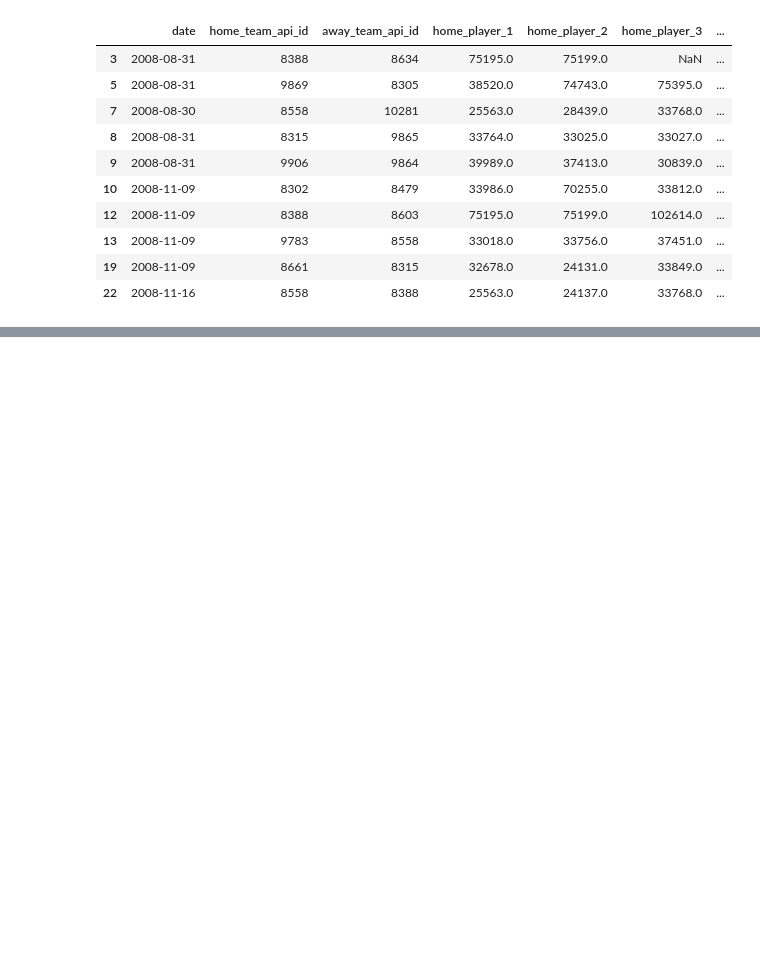
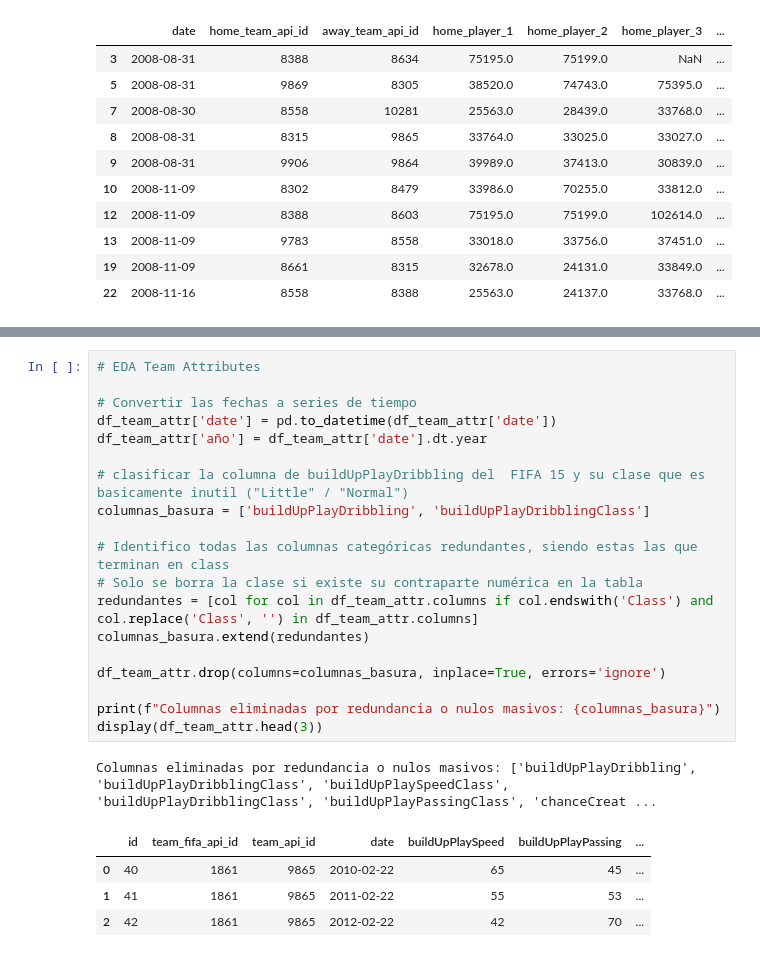
Before and after one commit to GzzAlejandro/proyecto-integrador-laliga, a Jupyter notebook: notebooks/04_ExploracionDeDatos.ipynb, the cells around one changed output, grey strips where cells are left out. Saved outputs shown, nothing was run; the diff lists cells and outputs as text; blank space fills up the shorter version.

```diff
--- a/notebooks/04_ExploracionDeDatos.ipynb
+++ b/notebooks/04_ExploracionDeDatos.ipynb
@@ -291,0 +294,25 @@ display(df_player_attr.head())
+# %%
+# EDA Team Attributes
+
+# Convertir las fechas a series de tiempo
+df_team_attr['date'] = pd.to_datetime(df_team_attr['date'])
+df_team_attr['año'] = df_team_attr['date'].dt.year
+
+# clasificar la columna de buildUpPlayDribbling del  FIFA 15 y su clase que es basicamente inutil ("Little" / "Normal")
+columnas_basura = ['buildUpPlayDribbling', 'buildUpPlayDribblingClass']
+
+# Identifico todas las columnas categóricas redundantes, siendo estas las que terminan en class
+# Solo se borra la clase si existe su contraparte numérica en la tabla
+redundantes = [col for col in df_team_attr.columns if col.endswith('Class') and col.replace('Class', '') in df_team_attr.columns]
+columnas_basura.extend(redundantes)
+
+df_team_attr.drop(columns=columnas_basura, inplace=True, errors='ignore')
+
+print(f"Columnas eliminadas por redundancia o nulos masivos: {columnas_basura}")
+display(df_team_attr.head(3))
+# %% [output]
+Columnas eliminadas por redundancia o nulos masivos: ['buildUpPlayDribbling', 'buildUpPlayDribblingClass', 'buildUpPlaySpeedClass', 'buildUpPlayDribblingClass', 'buildUpPlayPassingClass', 'chanceCreat ...
+|  | id | team_fifa_api_id | team_api_id | date | buildUpPlaySpeed | buildUpPlayPassing | ... |
+| 0 | 40 | 1861 | 9865 | 2010-02-22 | 65 | 45 | ... |
+| 1 | 41 | 1861 | 9865 | 2011-02-22 | 55 | 53 | ... |
+| 2 | 42 | 1861 | 9865 | 2012-02-22 | 42 | 70 | ... |
```
Also changed, not shown: parts of 9 cells of this notebook.
